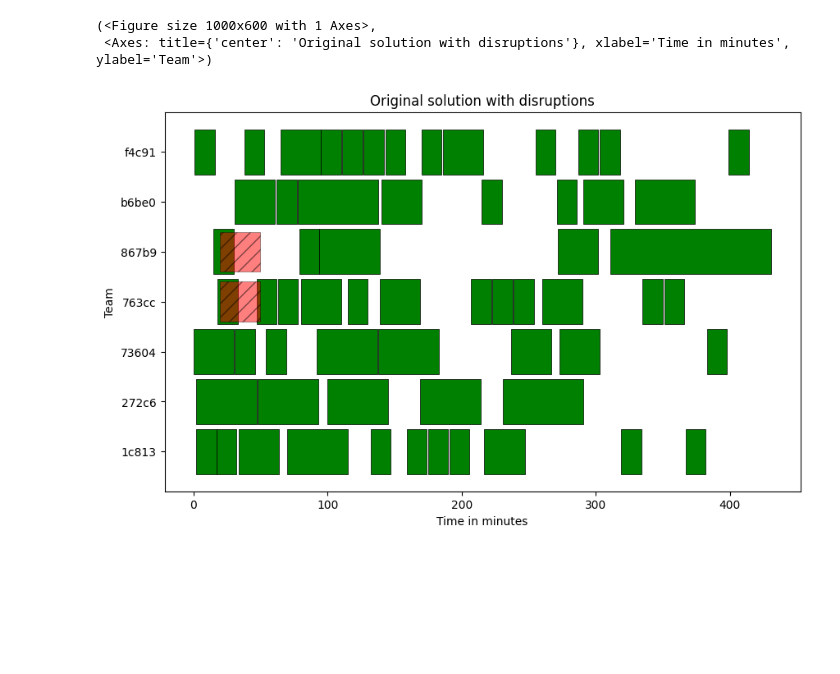
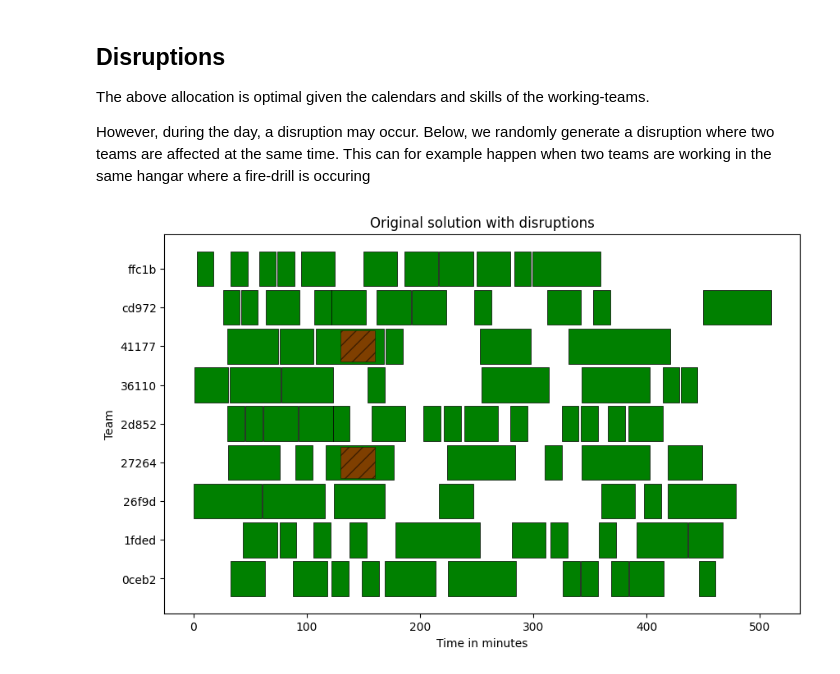
Before and after one commit to g-poveda/Explainable-Workforce-Scheduling, a Jupyter notebook: example_explain.ipynb, the cells around one changed output. Saved outputs shown, nothing was run; the diff lists cells and outputs as text; code cells hidden in the pictures; blank space fills up the shorter version.

```diff
--- a/example_explain.ipynb
+++ b/example_explain.ipynb
@@ -5,0 +35,8 @@ from utils import read_instance
+# %%
+from utils import read_instance
+
+instance = f"data/anon_jsons/instance_100.json"
+tasks, calendars, same_allocation = read_instance(instance)
+
+print(f"Planning {len(tasks)} tasks")
+tasks.head()
@@ -6,13 +55,12 @@ from utils import read_instance
 # %%
-instance = f"data/anon_jsons/instance_50.json"
-
-tasks, calendars, same_allocation = read_instance(instance)
-
 model = AllocationModel(tasks, calendars, same_allocation)
 model.set_lexico_objectives([
     model.get_nb_teams_objective(),
     model.get_dispesion_objective()
 ])
 
-model.solve(time_limit=5)
+model.solve(time_limit=5) # time limit of 5s for demo
+
+orig_sol = model.get_solution()
+fig, ax= model.visualize_solution()
 # %% [output]
@@ -43,16 +70,24 @@ used_teams = list(model.get_solution()['assigned_team'].unique())
+# %% [markdown]
+## Disruptions
+
+The above allocation is optimal given the calendars and skills of the working-teams.
+
+However, during the day, a disruption may occur.
+Below, we randomly generate a disruption where two teams are affected at the same time.
+This can for example happen when two teams are working in the same hangar where a fire-drill is occuring
 # %%
 from generator import generate_disruption
+import pandas as pd
 
 disruption = generate_disruption(
-    num_disruptions=(1,1), num_teams_affected=(2,2), duration=(15,30),
-    horizon=sol.end.max(), teams = used_teams
+    num_disruptions=(1,1), num_teams_affected=(2,2), duration=(30,),
+    horizon=orig_sol.end.max(), teams=list(orig_sol['assigned_team'].unique()),
+    seed = 1
 )
 
 model = FeasibilityResotorationModel(tasks, calendars, same_allocation, disruption=disruption)
-model.set_original_solution(sol)
+model.set_original_solution(orig_sol)
 
-model.visualize_original_solution_with_disruptions()
+fig, ax = model.visualize_original_solution_with_disruptions()
 # %% [output]
-(<Figure size 1000x600 with 1 Axes>,
- <Axes: title={'center': 'Original solution with disruptions'}, xlabel='Time in minutes', ylabel='Team'>)
-[figure, old version]
+[figure, new version]
```
Also changed, not shown: parts of 14 cells of this notebook, 4 other files.
